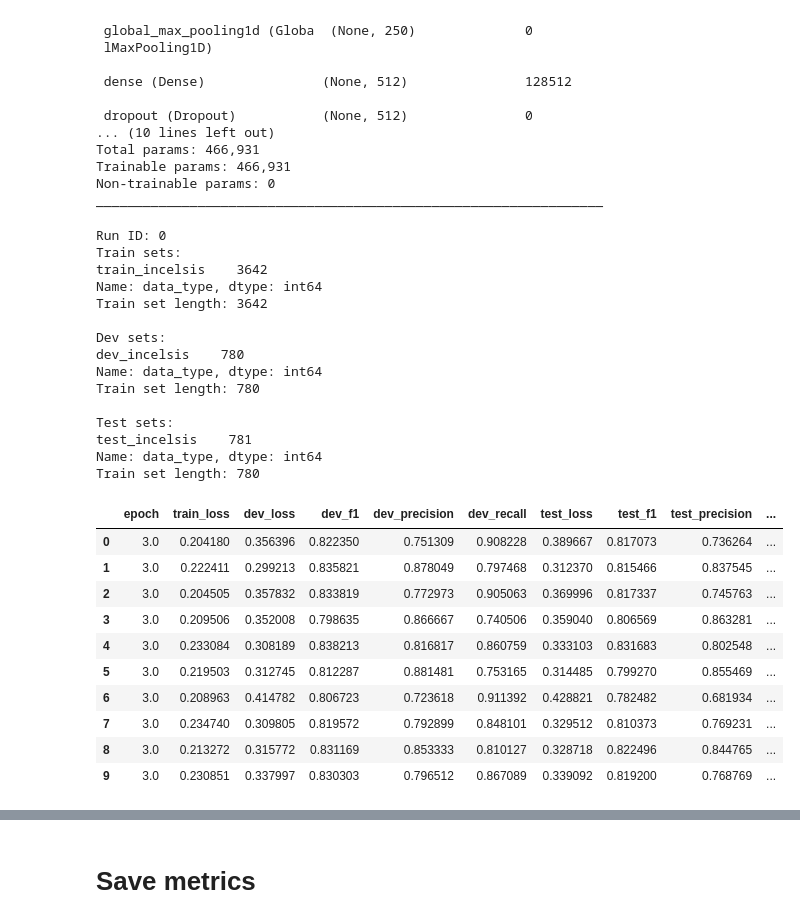
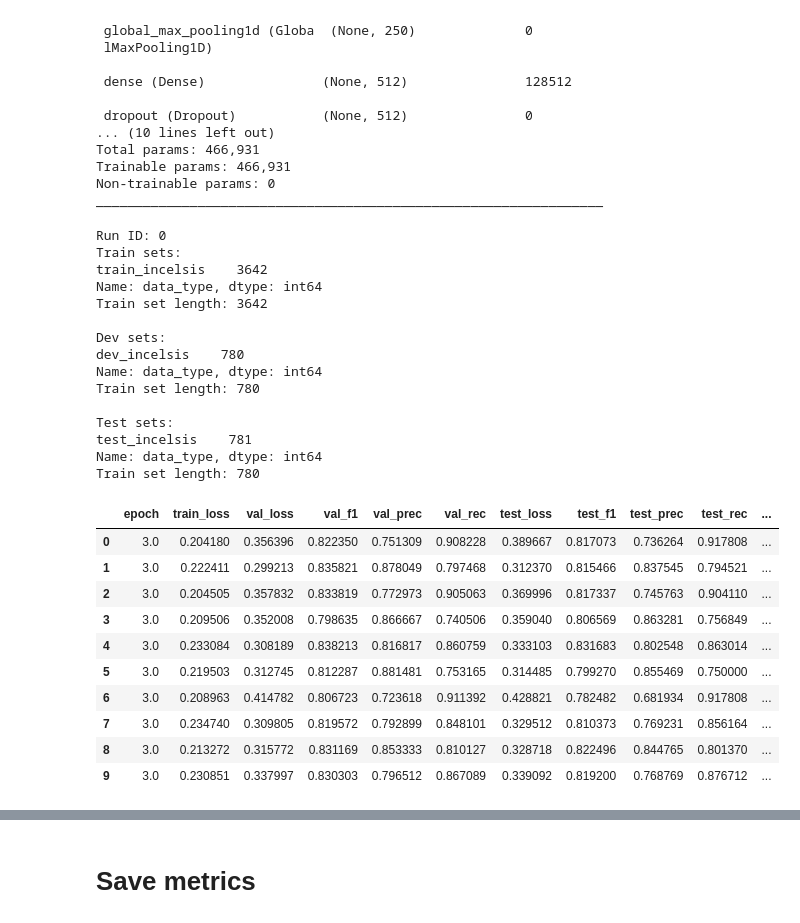
Before and after one commit to paolo-gajo/incel-thesis, a Jupyter notebook: src/2023-03-18_train_CNN_KT.ipynb, the cells around one changed output, grey strips where cells are left out. Saved outputs shown, nothing was run; the diff lists cells and outputs as text; code cells hidden in the pictures.

Commit message:
Update all tables and charts, recall and prec

```diff
--- a/src/2023-03-18_train_CNN_KT.ipynb
+++ b/src/2023-03-18_train_CNN_KT.ipynb
@@ -803,8 +803,8 @@ print('Test sets:')
 print(df_test['data_type'].value_counts(normalize=False))
 print('Train set length', len(df_dev), '\n')
 
-df_metrics = pd.DataFrame(columns=['epoch', 'train_loss', 'dev_loss', 'dev_f1', 'dev_precision',
-                          'dev_recall', 'test_loss', 'test_f1', 'test_precision', 'test_recall'])
+df_metrics = pd.DataFrame(columns=['epoch', 'train_loss', 'val_loss', 'val_f1', 'val_prec',
+                          'val_rec', 'test_loss', 'test_f1', 'test_prec', 'test_rec'])
 
 epochs = 3
 
@@ -823,44 +823,44 @@ for i in range(10):  # run the loop n times
     # Get the validation loss for each epoch
     train_losses = history.history['loss']
     train_loss = train_losses[-1]
-    dev_losses = history.history['val_loss']
-    dev_loss = dev_losses[-1]
+    val_losses = history.history['val_loss']
+    val_loss = val_losses[-1]
 
     # Compute dev metrics
     pred_dev = [el[0] for el in model.predict(x_dev)]
     pred_dev = [(el > threshold).astype("int32") for el in pred_dev]
 
-    # Calculate dev_loss and dev_accuracy
+    # Calculate val_loss and dev_accuracy
     dev_metrics = model.evaluate(x_dev, y_dev, verbose=0)
-    dev_loss, dev_accuracy, *_ = dev_metrics
+    val_loss, dev_accuracy, *_ = dev_metrics
 
-    dev_f1 = f1_score(y_dev, pred_dev, average='binary', pos_label=1)
-    dev_precision = precision_score(y_dev, pred_dev)
-    dev_recall = recall_score(y_dev, pred_dev)
+    val_f1 = f1_score(y_dev, pred_dev, average='binary', pos_label=1)
+    val_prec = precision_score(y_dev, pred_dev)
+    val_rec = recall_score(y_dev, pred_dev)
 
     # Compute test metrics
     pred_test = [el[0] for el in model.predict(x_test)]
     pred_test = [(el > threshold).astype("int32") for el in pred_test]
 
-    # Calculate dev_loss and dev_accuracy
+    # Calculate val_loss and dev_accuracy
     test_metrics = model.evaluate(x_test, y_test, verbose=0)
     test_loss, test_accuracy, *_ = test_metrics
 
     test_f1 = f1_score(y_test, pred_test, average='binary', pos_label=1)
-    test_precision = precision_score(y_test, pred_test)
-    test_recall = recall_score(y_test, pred_test)
+    test_prec = precision_score(y_test, pred_test)
+    test_rec = recall_score(y_test, pred_test)
 
     df_metrics = df_metrics.append({
         'epoch': epochs,
         'train_loss': train_loss,
-        'dev_loss': dev_loss,
-        'dev_f1': dev_f1,
-        'dev_precision': dev_precision,
-        'dev_recall': dev_recall,
+        'val_loss': val_loss,
+        'val_f1': val_f1,
+        'val_prec': val_prec,
+        'val_rec': val_rec,
         'test_loss': test_loss,
         'test_f1': test_f1,
-        'test_precision': test_precision,
-        'test_recall': test_recall
+        'test_prec': test_prec,
+        'test_rec': test_rec
     }, ignore_index=True)
 
     df_metrics['model'] = model_name_simple
@@ -886,7 +886,7 @@ for i in range(10):  # run the loop n times
     display(df_metrics)
 
 # Calculate the average of the statistics over the 5 training iterations
-average_metrics = df_metrics.loc[:, 'train_loss':'test_recall'].mean(axis=0)
+average_metrics = df_metrics.loc[:, 'train_loss':'test_rec'].mean(axis=0)
 
 # Create a new row with the average statistics
 average_row = pd.DataFrame(average_metrics).transpose()
@@ -894,41 +894,41 @@ average_row = pd.DataFrame(average_metrics).transpose()
 # Set the 'epoch' value to 'average' for the new row
 average_row['epoch'] = 'average'
 
 # Copy non-numeric columns from the last row of df_metrics to the average_row
 non_numeric_columns = ['model', 'train_len',
                        'train_set(s)', 'dev_set(s)', 'test_set(s)', 'run_id']
 average_row[non_numeric_columns] = df_metrics.loc[df_metrics.index[-1],
                                                   non_numeric_columns]
 
 # Append the average row to the df_metrics DataFrame
 # df_metrics = df_metrics.append(average_row, ignore_index=True)
 
 # Display the updated df_metrics DataFrame with the average row
 display(df_metrics)
 # %% [output]
 Run ID: 0
 Train sets:
 train_incelsis    3642
 Name: data_type, dtype: int64
 Train set length: 3642
 
 Dev sets:
 dev_incelsis    780
 Name: data_type, dtype: int64
 Train set length: 780
 
 Test sets:
 test_incelsis    781
 Name: data_type, dtype: int64
 Train set length: 780
-|  | epoch | train_loss | dev_loss | dev_f1 | dev_precision | dev_recall | test_loss | test_f1 | test_precision | ... |
-| 0 | 3.0 | 0.204180 | 0.356396 | 0.822350 | 0.751309 | 0.908228 | 0.389667 | 0.817073 | 0.736264 | ... |
-| 1 | 3.0 | 0.222411 | 0.299213 | 0.835821 | 0.878049 | 0.797468 | 0.312370 | 0.815466 | 0.837545 | ... |
-| 2 | 3.0 | 0.204505 | 0.357832 | 0.833819 | 0.772973 | 0.905063 | 0.369996 | 0.817337 | 0.745763 | ... |
-| 3 | 3.0 | 0.209506 | 0.352008 | 0.798635 | 0.866667 | 0.740506 | 0.359040 | 0.806569 | 0.863281 | ... |
-| 4 | 3.0 | 0.233084 | 0.308189 | 0.838213 | 0.816817 | 0.860759 | 0.333103 | 0.831683 | 0.802548 | ... |
-| 5 | 3.0 | 0.219503 | 0.312745 | 0.812287 | 0.881481 | 0.753165 | 0.314485 | 0.799270 | 0.855469 | ... |
-| 6 | 3.0 | 0.208963 | 0.414782 | 0.806723 | 0.723618 | 0.911392 | 0.428821 | 0.782482 | 0.681934 | ... |
-| 7 | 3.0 | 0.234740 | 0.309805 | 0.819572 | 0.792899 | 0.848101 | 0.329512 | 0.810373 | 0.769231 | ... |
-| 8 | 3.0 | 0.213272 | 0.315772 | 0.831169 | 0.853333 | 0.810127 | 0.328718 | 0.822496 | 0.844765 | ... |
-| 9 | 3.0 | 0.230851 | 0.337997 | 0.830303 | 0.796512 | 0.867089 | 0.339092 | 0.819200 | 0.768769 | ... |
+|  | epoch | train_loss | val_loss | val_f1 | val_prec | val_rec | test_loss | test_f1 | test_prec | test_rec | ... |
+| 0 | 3.0 | 0.204180 | 0.356396 | 0.822350 | 0.751309 | 0.908228 | 0.389667 | 0.817073 | 0.736264 | 0.917808 | ... |
+| 1 | 3.0 | 0.222411 | 0.299213 | 0.835821 | 0.878049 | 0.797468 | 0.312370 | 0.815466 | 0.837545 | 0.794521 | ... |
+| 2 | 3.0 | 0.204505 | 0.357832 | 0.833819 | 0.772973 | 0.905063 | 0.369996 | 0.817337 | 0.745763 | 0.904110 | ... |
+| 3 | 3.0 | 0.209506 | 0.352008 | 0.798635 | 0.866667 | 0.740506 | 0.359040 | 0.806569 | 0.863281 | 0.756849 | ... |
+| 4 | 3.0 | 0.233084 | 0.308189 | 0.838213 | 0.816817 | 0.860759 | 0.333103 | 0.831683 | 0.802548 | 0.863014 | ... |
+| 5 | 3.0 | 0.219503 | 0.312745 | 0.812287 | 0.881481 | 0.753165 | 0.314485 | 0.799270 | 0.855469 | 0.750000 | ... |
+| 6 | 3.0 | 0.208963 | 0.414782 | 0.806723 | 0.723618 | 0.911392 | 0.428821 | 0.782482 | 0.681934 | 0.917808 | ... |
+| 7 | 3.0 | 0.234740 | 0.309805 | 0.819572 | 0.792899 | 0.848101 | 0.329512 | 0.810373 | 0.769231 | 0.856164 | ... |
+| 8 | 3.0 | 0.213272 | 0.315772 | 0.831169 | 0.853333 | 0.810127 | 0.328718 | 0.822496 | 0.844765 | 0.801370 | ... |
+| 9 | 3.0 | 0.230851 | 0.337997 | 0.830303 | 0.796512 | 0.867089 | 0.339092 | 0.819200 | 0.768769 | 0.876712 | ... |
```
Also changed, not shown: parts of 2 cells of this notebook, 51 other files.
